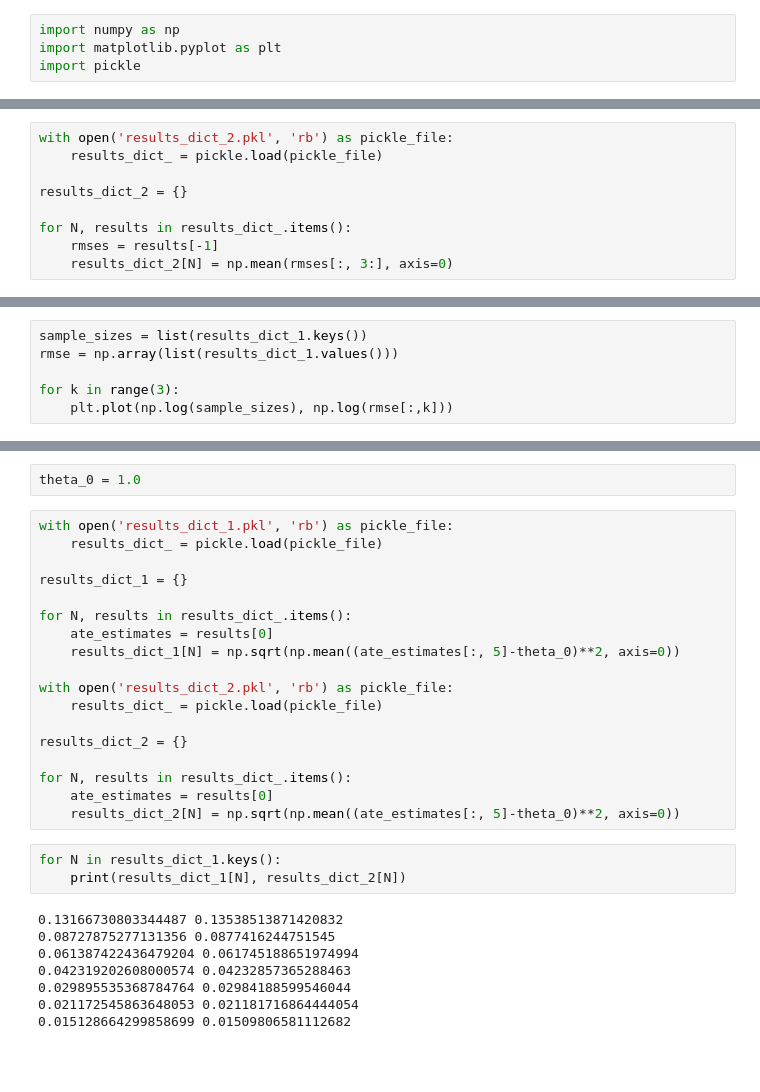
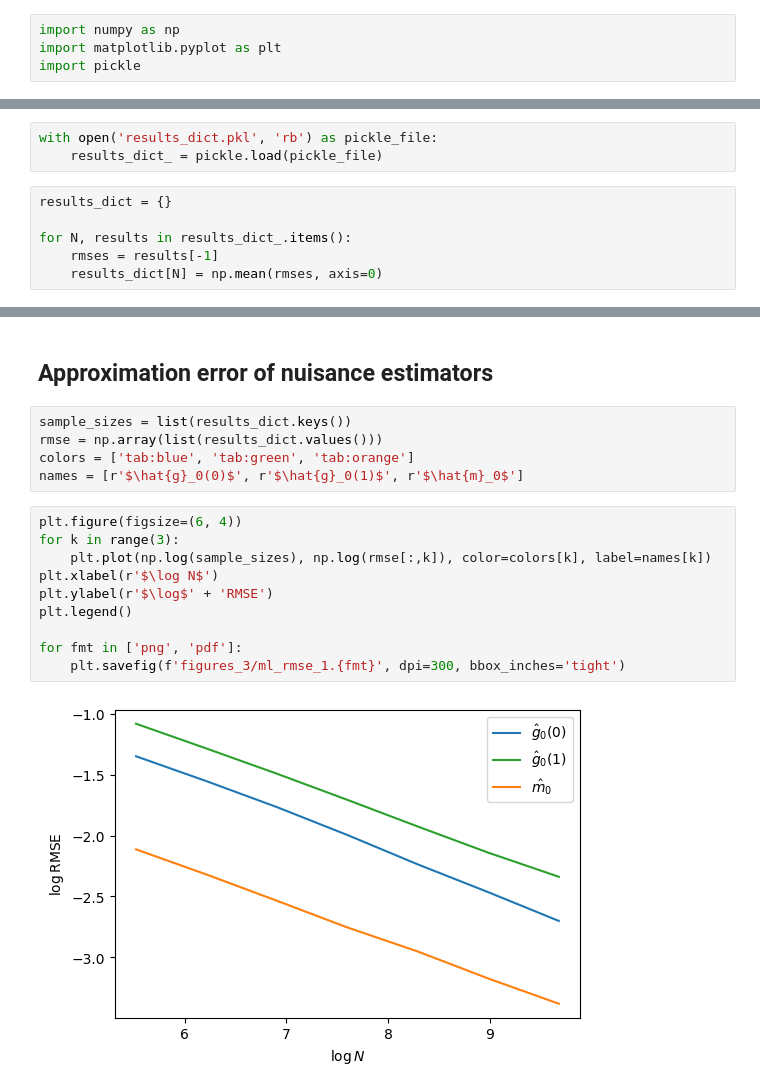
Before and after one commit to zijianwang2000/MA_CausalML, a Jupyter notebook: Simple model (3 confounders)/Visualization_3.ipynb, the cells around one changed output, grey strips where cells are left out. Saved outputs shown, nothing was run; the diff lists cells and outputs as text; blank space fills up the shorter version.

Commit message:
Plots for simple model

```diff
--- a/Simple model (3 confounders)/Visualization_3.ipynb
+++ b/Simple model (3 confounders)/Visualization_3.ipynb
@@ -7,9 +7,9 @@ import pickle
+# %%
+with open('results_dict.pkl', 'rb') as pickle_file:
+    results_dict_ = pickle.load(pickle_file)
 # %%
-with open('results_dict_2.pkl', 'rb') as pickle_file:
-    results_dict_ = pickle.load(pickle_file)
-
-results_dict_2 = {}
+results_dict = {}
 
 for N, results in results_dict_.items():
     rmses = results[-1]
-    results_dict_2[N] = np.mean(rmses[:, 3:], axis=0)
+    results_dict[N] = np.mean(rmses, axis=0)
@@ -27,6 +15,0 @@ for N in results_dict_1.keys():
-# %%
-sample_sizes = list(results_dict_1.keys())
-rmse = np.array(list(results_dict_1.values()))
-
-for k in range(3):
-    plt.plot(np.log(sample_sizes), np.log(rmse[:,k]))
@@ -42,31 +16,19 @@ array([0.32699018, 0.30456127, 0.30527191])
-# %%
-theta_0 = 1.0
-# %%
-with open('results_dict_1.pkl', 'rb') as pickle_file:
-    results_dict_ = pickle.load(pickle_file)
-
-results_dict_1 = {}
-
-for N, results in results_dict_.items():
-    ate_estimates = results[0]
-    results_dict_1[N] = np.sqrt(np.mean((ate_estimates[:, 5]-theta_0)**2, axis=0))
-
-with open('results_dict_2.pkl', 'rb') as pickle_file:
-    results_dict_ = pickle.load(pickle_file)
-
-results_dict_2 = {}
-
-for N, results in results_dict_.items():
-    ate_estimates = results[0]
-    results_dict_2[N] = np.sqrt(np.mean((ate_estimates[:, 5]-theta_0)**2, axis=0))
-# %%
-for N in results_dict_1.keys():
-    print(results_dict_1[N], results_dict_2[N])
-# %% [output]
-0.13166730803344487 0.13538513871420832
-0.08727875277131356 0.0877416244751545
-0.061387422436479204 0.061745188651974994
-0.042319202608000574 0.04232857365288463
-0.029895535368784764 0.02984188599546044
-0.021172545863648053 0.021181716864444054
-0.015128664299858699 0.01509806581112682
+# %% [markdown]
+## Approximation error of nuisance estimators
+# %%
+sample_sizes = list(results_dict.keys())
+rmse = np.array(list(results_dict.values()))
+colors = ['tab:blue', 'tab:green', 'tab:orange']
+names = [r'$\hat{g}_0(0)$', r'$\hat{g}_0(1)$', r'$\hat{m}_0$']
+# %%
+plt.figure(figsize=(6, 4))
+for k in range(3):
+    plt.plot(np.log(sample_sizes), np.log(rmse[:,k]), color=colors[k], label=names[k])
+plt.xlabel(r'$\log N$')
+plt.ylabel(r'$\log$' + 'RMSE')
+plt.legend()
+
+for fmt in ['png', 'pdf']:
+    plt.savefig(f'figures_3/ml_rmse_1.{fmt}', dpi=300, bbox_inches='tight')
+# %% [output]
+[figure, added]
```
Also changed, not shown: parts of 8 cells of this notebook, 4 other files.
